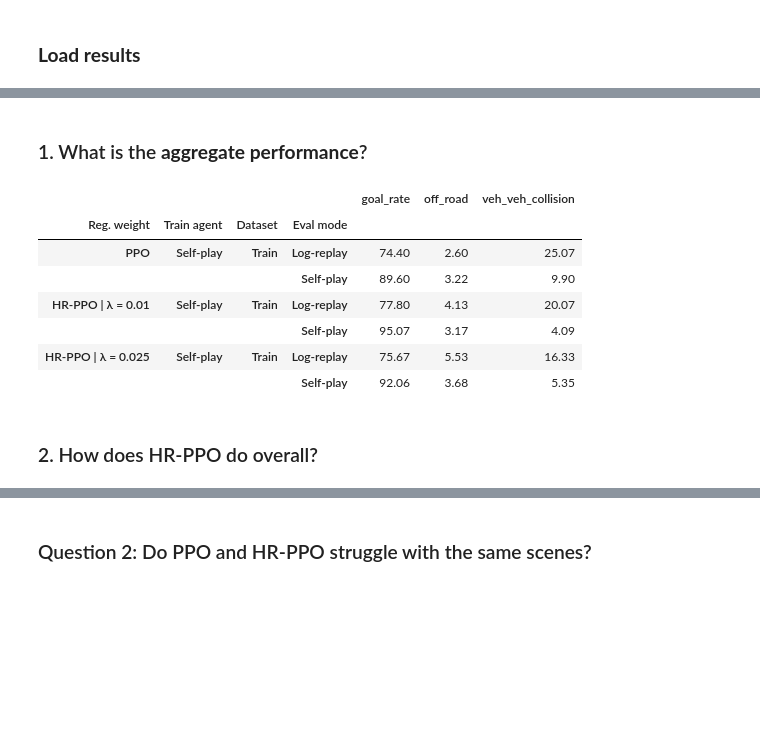
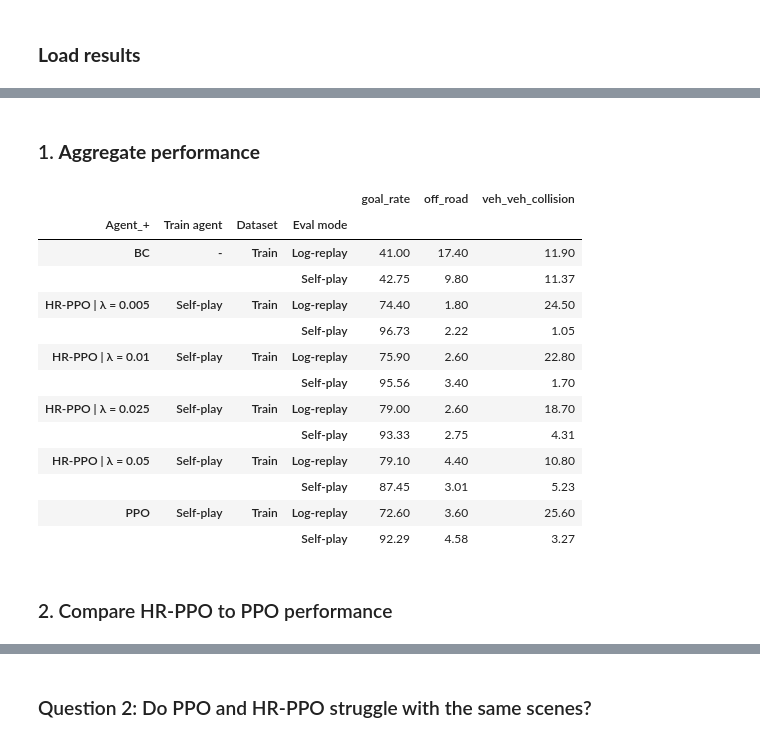
Before and after one commit to dgk453/nocturne_lab, a Jupyter notebook: evaluation/isolate_error.ipynb, the cells around one changed output, grey strips where cells are left out. Drawn from its saved outputs; the diff is of its cells as text; code cells hidden in the pictures; blank space fills up the shorter version.

```diff
--- a/evaluation/isolate_error.ipynb
+++ b/evaluation/isolate_error.ipynb
@@ -28,6 +29,18 @@ env_config = load_config_nb('env_config')
 # %% [markdown]
 ### Helper functions
 # %%
+MAPPING = {
+    np.nan: "BC",
+    0.0: "PPO",
+    0.005: "HR-PPO | λ = 0.005",
+    0.01: "HR-PPO | λ = 0.01",
+    0.025: "HR-PPO | λ = 0.025",
+    0.05: "HR-PPO | λ = 0.05",
+    0.5: "HR-PPO | λ = 0.5",
+    0.2: "HR-PPO | λ = 0.2",
+    0.1: "HR-PPO | λ = 0.1",
+}
+
 def mean_plus_min_std(ser: pd.Series, scale: float = 100) -> str:
     return f"{ser.mean() * 100:.2f} ± {(ser * 100).std():.2f}"
 
@@ -55 +51,7 @@ df_all["Reg. weight"] = df_all["Reg. weight"].replace(mapping)
+# %%
+PATH_TO_DATA = '../evaluation/results/df_agg_performance_100_02_13_13_27.csv'
+# %%
+# Load data
+df_all = pd.read_csv(PATH_TO_DATA)
+df_all["Agent_+"] = df_all["Reg. weight"].replace(MAPPING)
 # %%
@@ -75,22 +74,36 @@ df_all_filtered = df_all[df_all['Reg. weight'].isin(['PPO', 'HR-PPO | λ = 0.025
 # %% [markdown]
-### 1. What is the **aggregate performance**?
+### 1. **Aggregate performance**
-# %%
-df_agg_perf = df_all.pivot_table(
-    index=H_COLUMNS,
-    values=METRICS,
-    aggfunc=mean_perc
-)
-
-
-df_agg_perf.reindex(['PPO', 'HR-PPO | λ = 0.01', 'HR-PPO | λ = 0.025'], level=0).style.format("{:.2f}")
-# %% [output]
-|  |  |  |  | goal_rate | off_road | veh_veh_collision |
-| Reg. weight | Train agent | Dataset | Eval mode |  |  |  |
-| PPO | Self-play | Train | Log-replay | 74.40 | 2.60 | 25.07 |
-|  |  |  | Self-play | 89.60 | 3.22 | 9.90 |
-| HR-PPO | λ = 0.01 | Self-play | Train | Log-replay | 77.80 | 4.13 | 20.07 |
-|  |  |  | Self-play | 95.07 | 3.17 | 4.09 |
-| HR-PPO | λ = 0.025 | Self-play | Train | Log-replay | 75.67 | 5.53 | 16.33 |
-|  |  |  | Self-play | 92.06 | 3.68 | 5.35 |
+# %%
+df_agg_perf = df_all.pivot_table(
+    index=['Agent_+', 'Train agent', 'Dataset', 'Eval mode'],
+    values=['goal_rate', 'veh_veh_collision', 'off_road'],
+    aggfunc=mean_perc
+)
+
+heatmap_styles = {'goal_rate': sns.color_palette("Greens", as_cmap=True),
+                  'off_road': sns.color_palette("Reds", as_cmap=True),
+                  'veh_veh_collision': sns.color_palette("Reds", as_cmap=True)}
+
+styled_df = df_agg_perf.style.format("{:.2f}")\
+    .background_gradient(cmap=heatmap_styles['goal_rate'], subset=['goal_rate'])\
+    .background_gradient(cmap=heatmap_styles['off_road'], subset=['off_road'])\
+    .background_gradient(cmap=heatmap_styles['veh_veh_collision'], subset=['veh_veh_collision'])
+
+styled_df
+# %% [output]
+|  |  |  |  | goal_rate | off_road | veh_veh_collision |
+| Agent_+ | Train agent | Dataset | Eval mode |  |  |  |
+| BC | - | Train | Log-replay | 41.00 | 17.40 | 11.90 |
+|  |  |  | Self-play | 42.75 | 9.80 | 11.37 |
+| HR-PPO | λ = 0.005 | Self-play | Train | Log-replay | 74.40 | 1.80 | 24.50 |
+|  |  |  | Self-play | 96.73 | 2.22 | 1.05 |
+| HR-PPO | λ = 0.01 | Self-play | Train | Log-replay | 75.90 | 2.60 | 22.80 |
+|  |  |  | Self-play | 95.56 | 3.40 | 1.70 |
+| HR-PPO | λ = 0.025 | Self-play | Train | Log-replay | 79.00 | 2.60 | 18.70 |
+|  |  |  | Self-play | 93.33 | 2.75 | 4.31 |
+| HR-PPO | λ = 0.05 | Self-play | Train | Log-replay | 79.10 | 4.40 | 10.80 |
+|  |  |  | Self-play | 87.45 | 3.01 | 5.23 |
+| PPO | Self-play | Train | Log-replay | 72.60 | 3.60 | 25.60 |
+|  |  |  | Self-play | 92.29 | 4.58 | 3.27 |
 # %% [markdown]
-### 2. How does HR-PPO do overall?
+### 2. Compare HR-PPO to PPO performance
```
Also changed, not shown: parts of 28 cells of this notebook, 26 other files.
